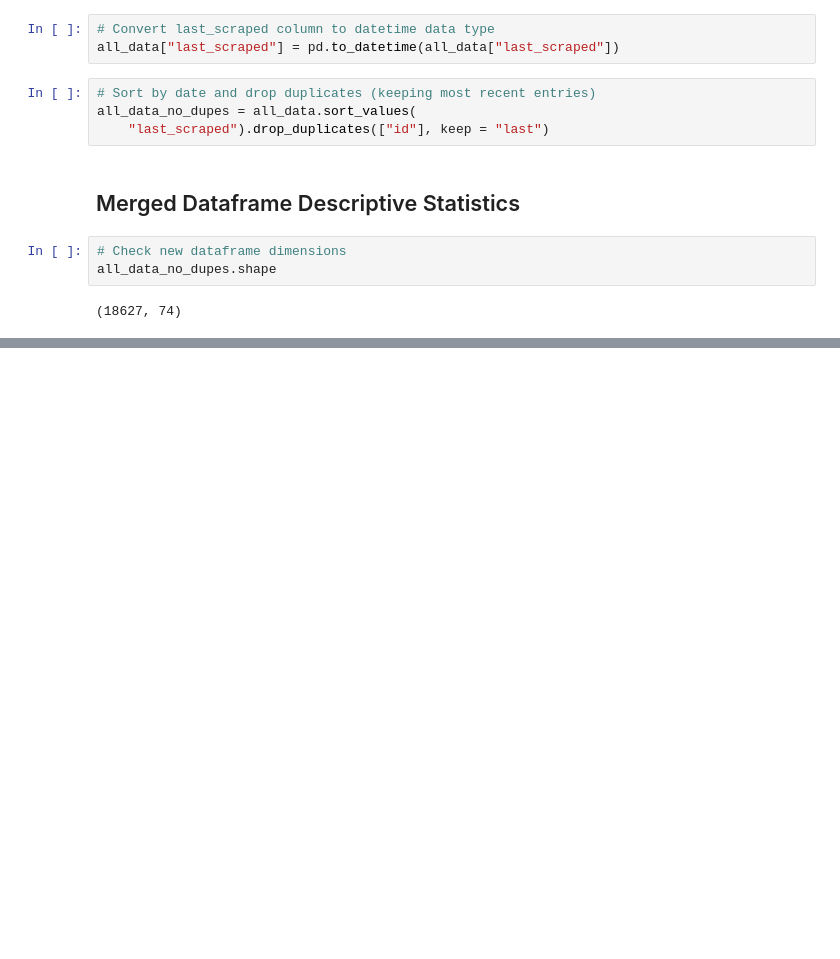
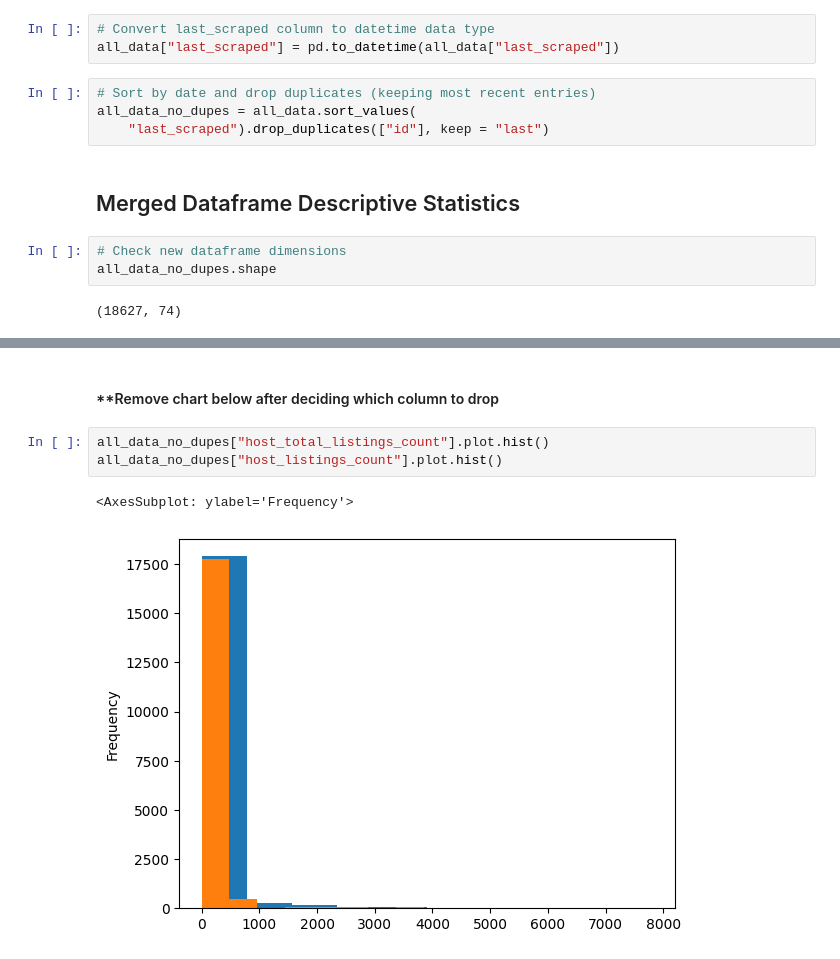
Before and after one commit to nlee98/ADS-599_Capstone_Project, a Jupyter notebook: Code Library/Data_Exploration.ipynb, the cells around one changed output, grey strips where cells are left out. Drawn from its saved outputs; the diff is of its cells as text; blank space fills up the shorter version.

```diff
--- a/Code Library/Data_Exploration.ipynb
+++ b/Code Library/Data_Exploration.ipynb
@@ -125,0 +131,8 @@ all_data_no_dupes.shape
+# %% [markdown]
+#### **Remove chart below after deciding which column to drop
+# %%
+all_data_no_dupes["host_total_listings_count"].plot.hist()
+all_data_no_dupes["host_listings_count"].plot.hist()
+# %% [output]
+<AxesSubplot: ylabel='Frequency'>
+[figure, added]
```
Also changed, not shown: parts of 10 cells of this notebook.
